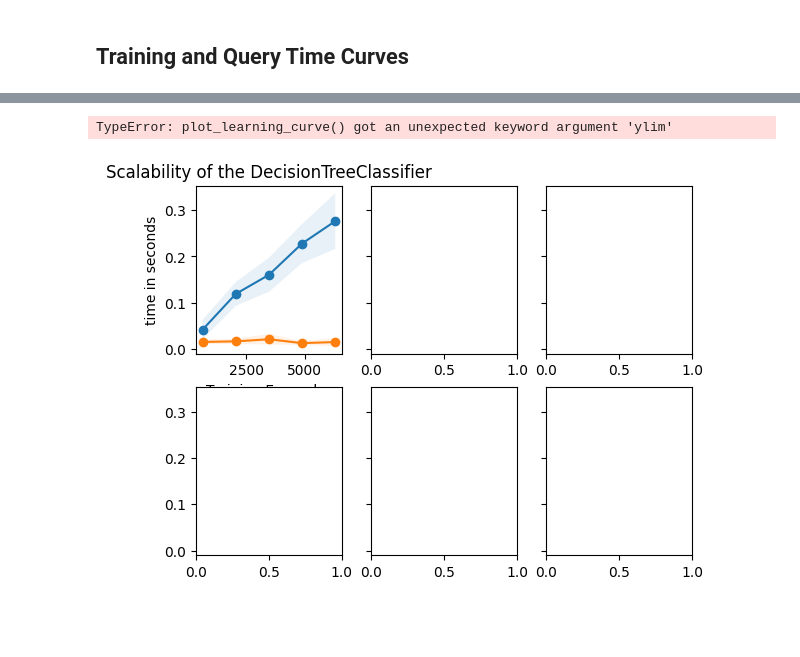
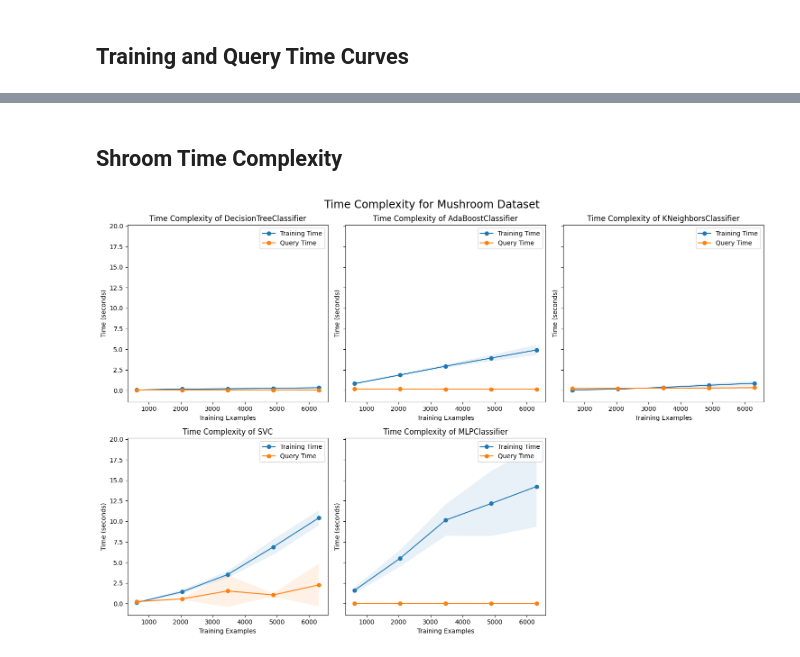
Before and after one commit to lboadi2/machine_learning, a Jupyter notebook: 1_supervised_learning/supe_models.ipynb, the cells around one changed output, grey strips where cells are left out. Cells and saved outputs as stored; diff of their text form; code cells hidden in the pictures; blank space fills up the shorter version.

```diff
--- a/1_supervised_learning/supe_models.ipynb
+++ b/1_supervised_learning/supe_models.ipynb
@@ -335,6 +335,7 @@ Fitting 5 folds for each of 60 candidates, totalling 300 fits
 # %%
 fig, ax = plt.subplots(nrows=2, ncols=3, figsize=(25, 15), sharey=True)
 ax = ax.flatten()
+fig.suptitle('Learnings Curves for Wine Dataset', fontsize='xx-large')
 fig.delaxes(ax[5])
 common_params = {
     "X": x_wine,
@@ -352,7 +353,9 @@ for ax_idx, estimator in enumerate([dtc_wine, ada_wine, knn_wine, svc_wine, mlp_
     LearningCurveDisplay.from_estimator(estimator, **common_params, ax=ax[ax_idx])
     handles, label = ax[ax_idx].get_legend_handles_labels()
     ax[ax_idx].legend(handles[:2], ["Training Score", "Test Score"])
-    ax[ax_idx].set_title(f"Learning Curve for {estimator.__class__.__name__}")
+    ax[ax_idx].set_title(f"Learning Curve for {estimator.__class__.__name__}", fontsize=15)
+    ax[ax_idx].tick_params(axis='both', which='major', labelsize=15)
+    ax[ax_idx].tick_params(axis='both', which='minor', labelsize=15)
 # %% [output]
 [figure]
 # %% [markdown]
@@ -361,6 +364,7 @@ for ax_idx, estimator in enumerate([dtc_wine, ada_wine, knn_wine, svc_wine, mlp_
 fig, ax = plt.subplots(nrows=2, ncols=3, figsize=(25, 15), sharey=True)
 ax = ax.flatten()
 fig.delaxes(ax[5])
+fig.suptitle('Learnings Curves for Mushroom Dataset', fontsize='xx-large')
 common_params = {
     "X": x_shroom,
     "y": y_shroom,
@@ -377,7 +381,11 @@ for ax_idx, estimator in enumerate([dtc_shroom, ada_shroom, knn_shroom, svc_shro
     LearningCurveDisplay.from_estimator(estimator, **common_params, ax=ax[ax_idx])
     handles, label = ax[ax_idx].get_legend_handles_labels()
     ax[ax_idx].legend(handles[:2], ["Training Score", "Test Score"], loc='lower right')
-    ax[ax_idx].set_title(f"Learning Curve for {estimator.__class__.__name__}")
+    ax[ax_idx].set_title(f"Learning Curve for {estimator.__class__.__name__}", fontsize=15)
+    ax[ax_idx].set_xlabel(fontsize = 15)
+    ax[ax_idx].set_ylabel(fontsize = 15)
+    ax[ax_idx].tick_params(axis='both', which='major', labelsize=15)
+    ax[ax_idx].tick_params(axis='both', which='minor', labelsize=15)
 # %% [output]
 [figure]
 # %% [markdown]
@@ -722,8 +733,11 @@ def plot_learning_curve(
         scoring_times_mean + scoring_times_std,
         alpha=0.1,
     )
-    axes.set_xlabel("Training Examples")
-    axes.set_ylabel("time in seconds")
-    axes.set_title(f"Scalability of the {estimator.__class__.__name__}")
+    axes.set_xlabel("Training Examples", fontsize = 15)
+    axes.set_ylabel("Time (seconds)", fontsize = 15)
+    axes.set_title(f"Time Complexity of {estimator.__class__.__name__}", fontsize = 15)
+    axes.legend(handles[:2], ["Training Time", "Query Time"], loc='upper right')
+    axs.tick_params(axis='both', which='major', labelsize=15)
+    axs.tick_params(axis='both', which='minor', labelsize=15)
 
     return line
@@ -730,5 +802,7 @@ def plot_learning_curve(
+# %% [markdown]
+## Shroom Time Complexity
 # %%
-fig, axs = plt.subplots(nrows=2,ncols=3, sharey=True)
+fig, axs = plt.subplots(nrows=2,ncols=3, figsize=(15,10), sharey=True)
 axs = axs.flatten()
 train_size_lst = np.linspace(0.1, 1.0, 5)
 cv = ShuffleSplit()
@@ -754,32 +828,32 @@ plot_learning_curve(
     knn_shroom,
     x_shroom,
     y_shroom,
     axes=axs[2],
     cv=cv,
     scoring='f1',
     train_sizes=train_size_lst,
 )
 plot_learning_curve(
     svc_shroom,
     x_shroom,
     y_shroom,
     axes=axs[3],
     cv=cv,
     scoring='f1',
     train_sizes=train_size_lst,
 )
 plot_learning_curve(
     mlp_shroom,
     x_shroom,
     y_shroom,
     axes=axs[4],
     cv=cv,
     scoring='f1',
     train_sizes=train_size_lst,
 )
+fig.suptitle('Time Complexity for Mushroom Dataset', fontsize='xx-large')
 fig.delaxes(axs[5])
 fig.tight_layout()
 plt.show()
 # %% [output]
-TypeError: plot_learning_curve() got an unexpected keyword argument 'ylim'
-[figure, old version]
+[figure, new version]
```
Also changed, not shown: parts of 5 cells of this notebook.
